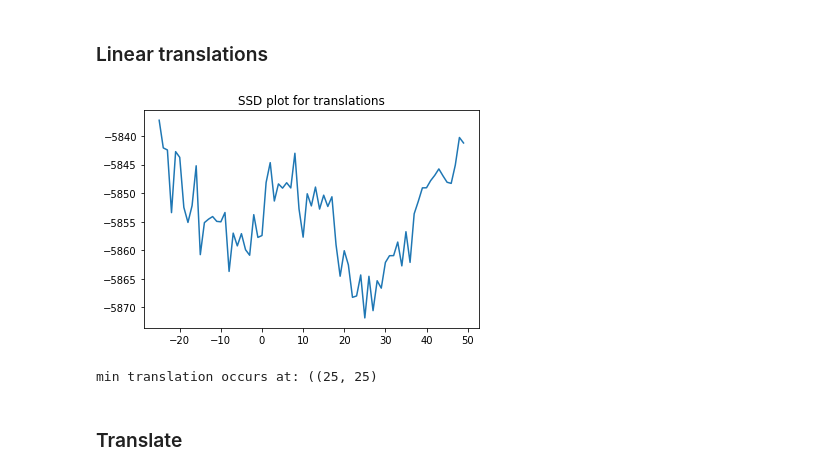
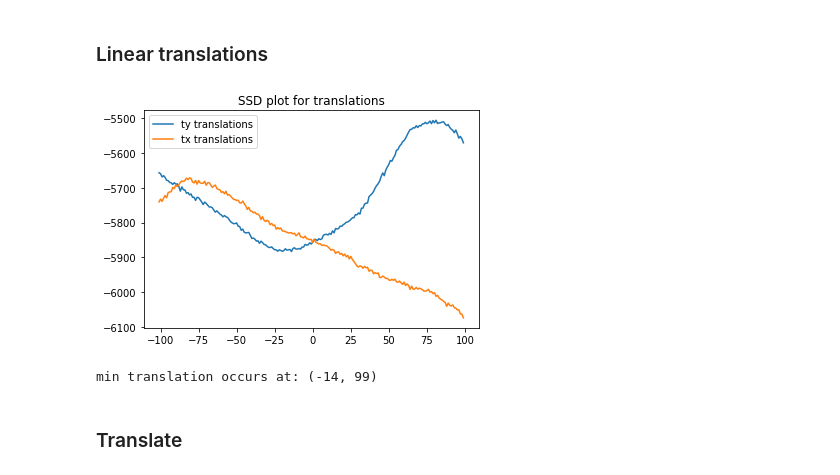
Before and after one commit to mchivuku/e535-rigid-registration, a Jupyter notebook: Rigid Registration.ipynb, the cells around one changed output. Saved outputs shown, nothing was run; the diff lists cells and outputs as text; code cells hidden in the pictures.

```diff
--- a/Rigid Registration.ipynb
+++ b/Rigid Registration.ipynb
@@ -202,35 +202,47 @@ plot_two_images(static, rotated_moving_images, ":rotated by 50")
 # %% [markdown]
 ### Linear translations
 # %%
-translations = np.arange(-25,50,1)
+translations = np.arange(-101,100,1)
 
 """
 Linear translations
 """
-def linearTranslations(image, shift):
+def linearTranslations(image,shift, ty=True, tx=False):
     test = np.copy(image)
-    transformed_image= ndimage.shift(test, (shift,shift), order=2,mode="constant")
-    return transformed_image
+    if ty:
+        transformed_image= ndimage.interpolation.shift(test, (shift,1), order=2,mode="constant")
+        return transformed_image
 
-ssd_linear_translations = []
+    else:
+        transformed_image= ndimage.interpolation.shift(test, (1,shift), order=2,mode="constant")
+        return transformed_image
+
+## Ty
+ssd_linear_translations_y = []
+ssd_linear_translations_x = []
+
 for shift in translations:
-    shifted = linearTranslations(moving, shift)
+    shifted = linearTranslations(moving, shift,ty=True,tx=False)
     ## compute ssd
     metric = compute_ssd(shifted, static)
-    ssd_linear_translations.append(metric)
+    ssd_linear_translations_y.append(metric)
     ## plot
     #plot_two_images(static, shifted, f":shifted by {shift}, ssd: {metric}")
+    shifted = linearTranslations(moving, shift,ty=False,tx=True)
+    ## compute ssd
+    metric = compute_ssd(shifted, static)
+    ssd_linear_translations_x.append(metric)
-# %%
-plt.plot(translations, ssd_linear_translations)
-plt.title("SSD plot for translations")
-plt.show()
-# %% [output]
-[figure, removed]
-# %%
-min_linear_shift = np.argmin(ssd_linear_translations)
-print(f"min translation occurs at: ({translations[int(min_linear_shift)],translations[int(min_linear_shift)]}")
-# %% [output]
-min translation occurs at: ((25, 25)
+# %%
+plt.plot(translations, ssd_linear_translations_y,label="ty translations")
+plt.plot(translations, ssd_linear_translations_x,label="tx translations")
+plt.legend(["ty translations","tx translations"])
+plt.title("SSD plot for translations")
+plt.show()
+
+print(f"min translation occurs at: {translations[argmin(ssd_linear_translations_y)],translations[argmin(ssd_linear_translations_x)]}")
+# %% [output]
+[figure, added]
+min translation occurs at: (-14, 99)
 # %% [markdown]
 ### Translate
 # %%
```
Also changed, not shown: parts of 4 cells of this notebook.
